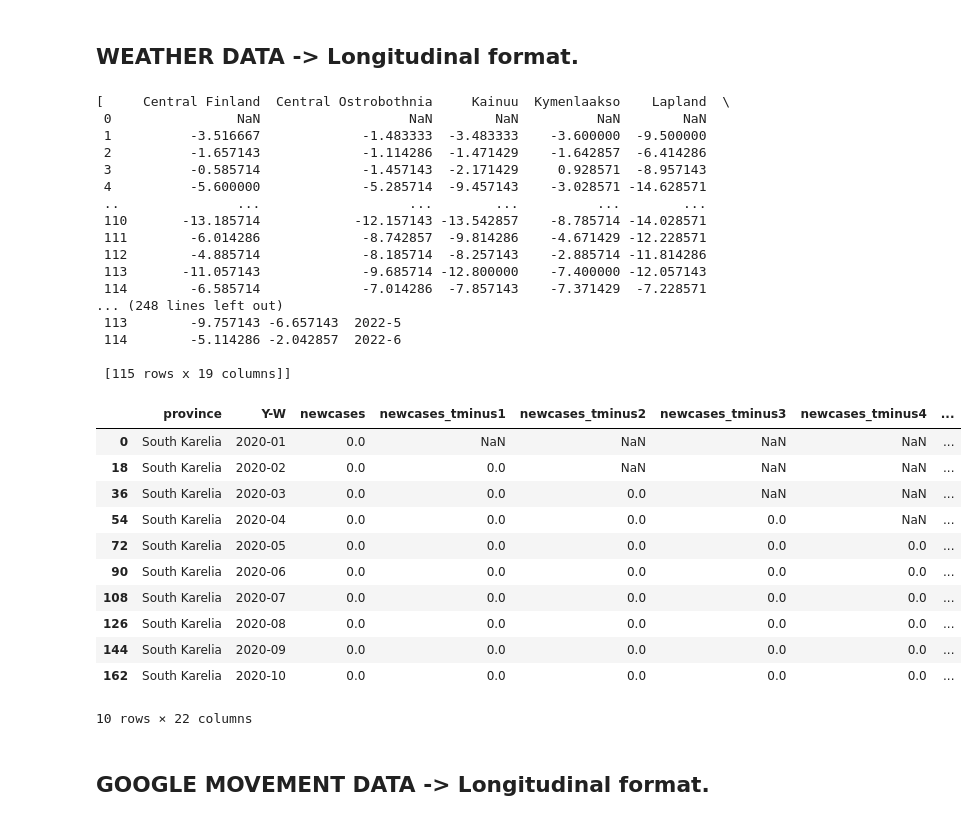
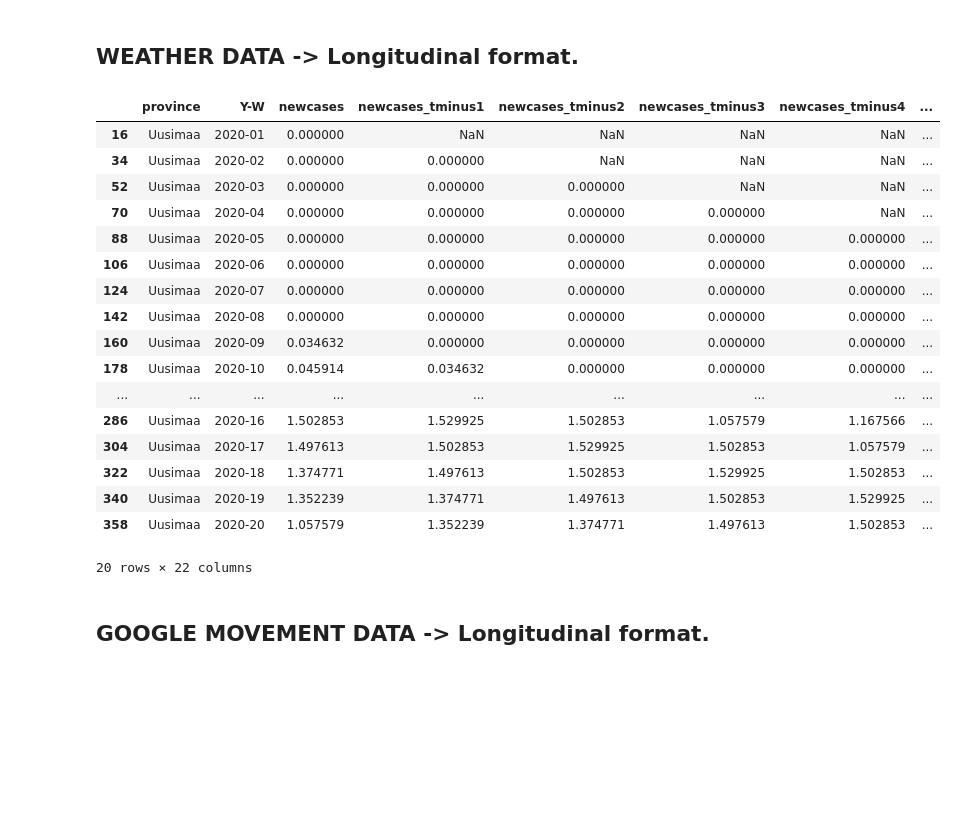
Before and after one commit to DanJar96/spatial_project, a Jupyter notebook: scripts/data_prep.ipynb, the cells around one changed output. Drawn from its saved outputs; the diff is of its cells as text; code cells hidden in the pictures; blank space fills up the shorter version.

Commit message:
master data ready apart from socioeconomic indicators

```diff
--- a/scripts/data_prep.ipynb
+++ b/scripts/data_prep.ipynb
@@ -30,7 +30,7 @@ import matplotlib.ticker as ticker
 
 
 
-pd.set_option('display.max_rows', 30)
+pd.set_option('display.max_rows', 60)
 pd.set_option('mode.chained_assignment', None) # need to be careful with this one!
 # %%
 def datetimer(cellstring):
@@ -678,26 +920,6 @@ for idx, frame in enumerate(spc_frames):
     df_master[colname] = frame.iloc[:,2]
 # %% [markdown]
 ## WEATHER DATA -> Longitudinal format.
-# %%
-tminus(df_temp_min,4)
-# %% [output]
-[     Central Finland  Central Ostrobothnia     Kainuu  Kymenlaakso    Lapland  \
- 0                NaN                   NaN        NaN          NaN        NaN
- 1          -3.516667             -1.483333  -3.483333    -3.600000  -9.500000
- 2          -1.657143             -1.114286  -1.471429    -1.642857  -6.414286
- 3          -0.585714             -1.457143  -2.171429     0.928571  -8.957143
- 4          -5.600000             -5.285714  -9.457143    -3.028571 -14.628571
- ..               ...                   ...        ...          ...        ...
- 110       -13.185714            -12.157143 -13.542857    -8.785714 -14.028571
- 111        -6.014286             -8.742857  -9.814286    -4.671429 -12.228571
- 112        -4.885714             -8.185714  -8.257143    -2.885714 -11.814286
- 113       -11.057143             -9.685714 -12.800000    -7.400000 -12.057143
- 114        -6.585714             -7.014286  -7.857143    -7.371429  -7.228571
-... (248 lines left out)
- 113        -9.757143 -6.657143  2022-5
- 114        -5.114286 -2.042857  2022-6
-
- [115 rows x 19 columns]]
 # %%
 min_temp_frames = longitudinizer(tminus(df_temp_min,4),'temp_min',yw_dict)
 
@@ -715,20 +937,26 @@ for idx, frame in enumerate(max_temp_frames):
     colname = f"temp_max_tminus{idx+1}"
     df_master[colname] = frame.iloc[:,2]
 # %%
-df_master[df_master.province == 'South Karelia'].head(10)
+df_master[df_master.province == 'Uusimaa'].head(20)
 # %% [output]
 |  | province | Y-W | newcases | newcases_tminus1 | newcases_tminus2 | newcases_tminus3 | newcases_tminus4 | ... |
-| 0 | South Karelia | 2020-01 | 0.0 | NaN | NaN | NaN | NaN | ... |
-| 18 | South Karelia | 2020-02 | 0.0 | 0.0 | NaN | NaN | NaN | ... |
-| 36 | South Karelia | 2020-03 | 0.0 | 0.0 | 0.0 | NaN | NaN | ... |
-| 54 | South Karelia | 2020-04 | 0.0 | 0.0 | 0.0 | 0.0 | NaN | ... |
-| 72 | South Karelia | 2020-05 | 0.0 | 0.0 | 0.0 | 0.0 | 0.0 | ... |
-| 90 | South Karelia | 2020-06 | 0.0 | 0.0 | 0.0 | 0.0 | 0.0 | ... |
-| 108 | South Karelia | 2020-07 | 0.0 | 0.0 | 0.0 | 0.0 | 0.0 | ... |
-| 126 | South Karelia | 2020-08 | 0.0 | 0.0 | 0.0 | 0.0 | 0.0 | ... |
-| 144 | South Karelia | 2020-09 | 0.0 | 0.0 | 0.0 | 0.0 | 0.0 | ... |
-| 162 | South Karelia | 2020-10 | 0.0 | 0.0 | 0.0 | 0.0 | 0.0 | ... |
+| 16 | Uusimaa | 2020-01 | 0.000000 | NaN | NaN | NaN | NaN | ... |
+| 34 | Uusimaa | 2020-02 | 0.000000 | 0.000000 | NaN | NaN | NaN | ... |
+| 52 | Uusimaa | 2020-03 | 0.000000 | 0.000000 | 0.000000 | NaN | NaN | ... |
+| 70 | Uusimaa | 2020-04 | 0.000000 | 0.000000 | 0.000000 | 0.000000 | NaN | ... |
+| 88 | Uusimaa | 2020-05 | 0.000000 | 0.000000 | 0.000000 | 0.000000 | 0.000000 | ... |
+| 106 | Uusimaa | 2020-06 | 0.000000 | 0.000000 | 0.000000 | 0.000000 | 0.000000 | ... |
+| 124 | Uusimaa | 2020-07 | 0.000000 | 0.000000 | 0.000000 | 0.000000 | 0.000000 | ... |
+| 142 | Uusimaa | 2020-08 | 0.000000 | 0.000000 | 0.000000 | 0.000000 | 0.000000 | ... |
+| 160 | Uusimaa | 2020-09 | 0.034632 | 0.000000 | 0.000000 | 0.000000 | 0.000000 | ... |
+| 178 | Uusimaa | 2020-10 | 0.045914 | 0.034632 | 0.000000 | 0.000000 | 0.000000 | ... |
+| ... | ... | ... | ... | ... | ... | ... | ... | ... |
+| 286 | Uusimaa | 2020-16 | 1.502853 | 1.529925 | 1.502853 | 1.057579 | 1.167566 | ... |
+| 304 | Uusimaa | 2020-17 | 1.497613 | 1.502853 | 1.529925 | 1.502853 | 1.057579 | ... |
+| 322 | Uusimaa | 2020-18 | 1.374771 | 1.497613 | 1.502853 | 1.529925 | 1.502853 | ... |
+| 340 | Uusimaa | 2020-19 | 1.352239 | 1.374771 | 1.497613 | 1.502853 | 1.529925 | ... |
+| 358 | Uusimaa | 2020-20 | 1.057579 | 1.352239 | 1.374771 | 1.497613 | 1.502853 | ... |
-10 rows × 22 columns
+20 rows × 22 columns
 # %% [markdown]
 ## GOOGLE MOVEMENT DATA -> Longitudinal format.
 # %% [markdown]
```
Also changed, not shown: parts of 32 cells of this notebook.
